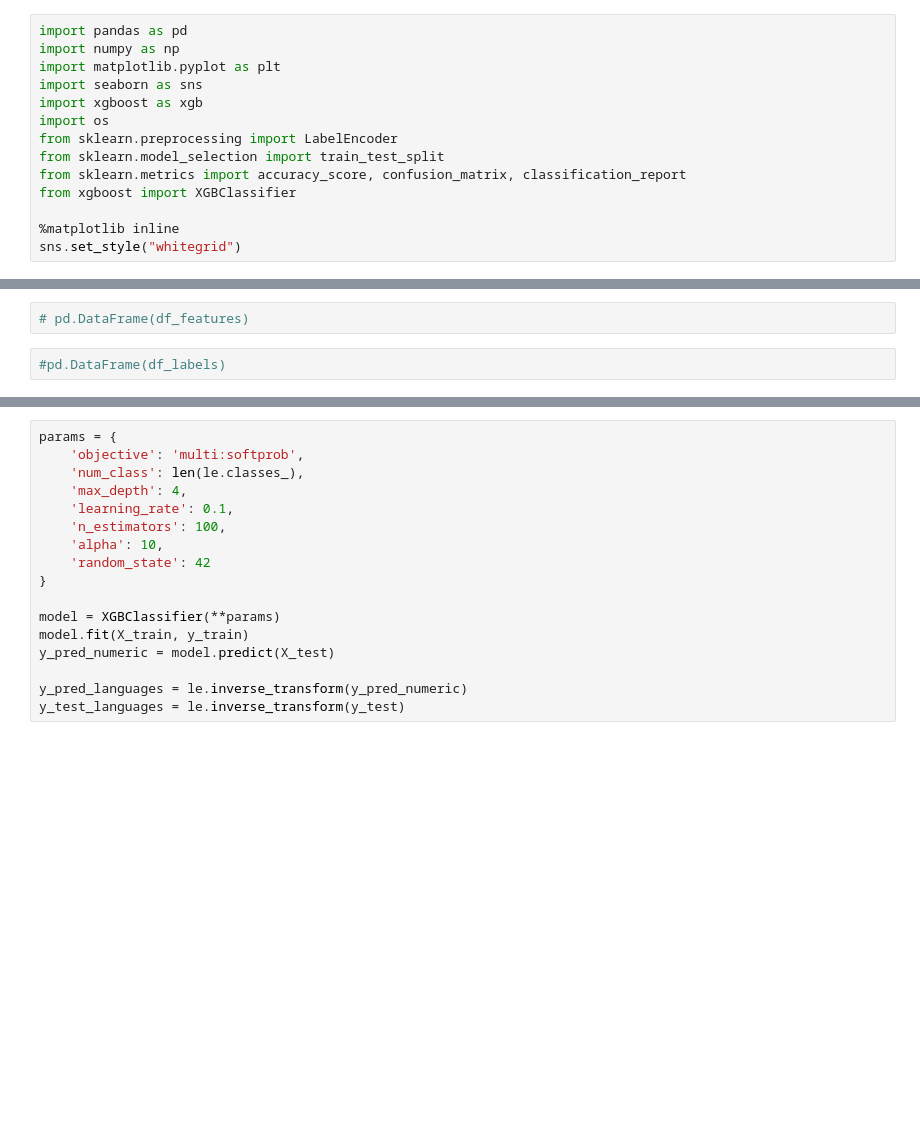
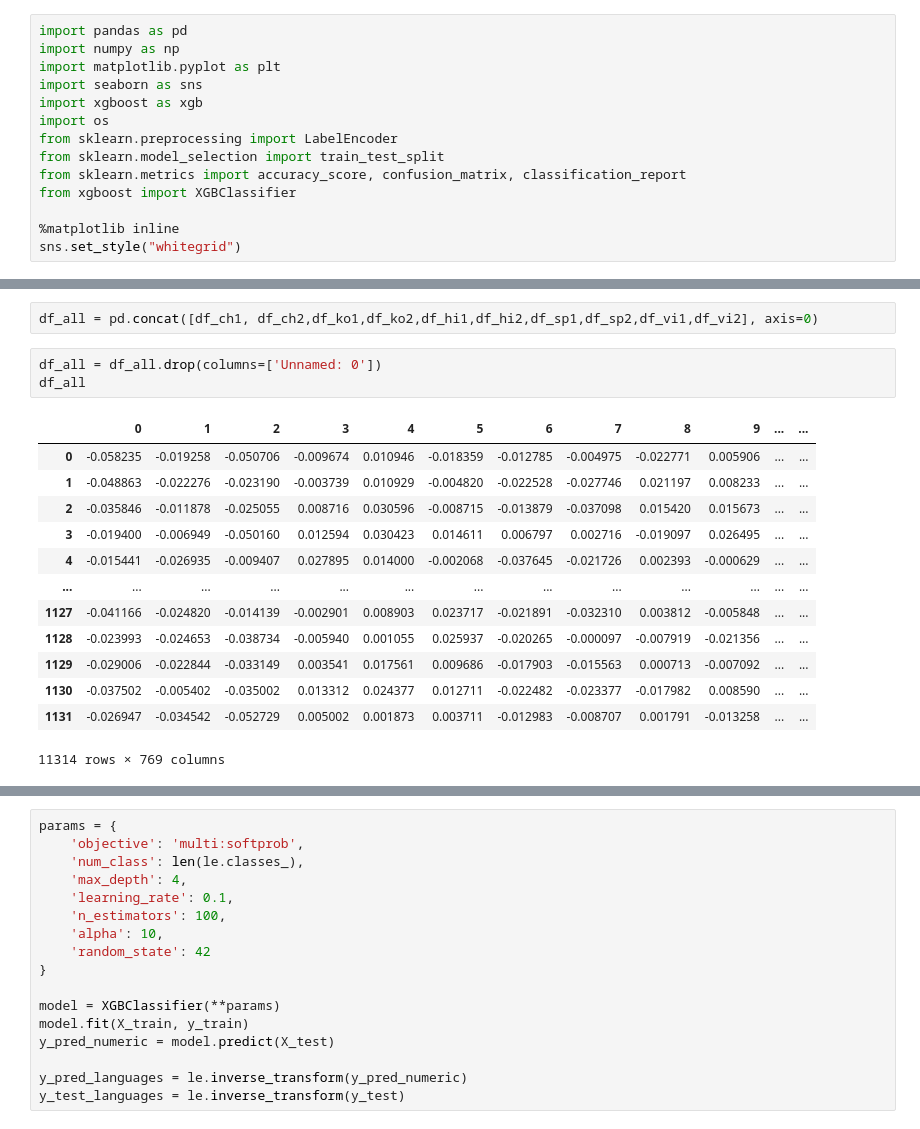
Before and after one commit to FluorescentCrab/cs201_ai_project, a Jupyter notebook: xgboost.ipynb, the cells around one changed output, grey strips where cells are left out. Cells and saved outputs as stored; diff of their text form; blank space fills up the shorter version.

```diff
--- a/xgboost.ipynb
+++ b/xgboost.ipynb
@@ -18,4 +30,19 @@ np_labels = np.load("embeddings/labels.npy")
-# %%
-# pd.DataFrame(df_features)
 # %%
-#pd.DataFrame(df_labels)
+df_all = pd.concat([df_ch1, df_ch2,df_ko1,df_ko2,df_hi1,df_hi2,df_sp1,df_sp2,df_vi1,df_vi2], axis=0)
+# %%
+df_all = df_all.drop(columns=['Unnamed: 0'])
+df_all
+# %% [output]
+|  | 0 | 1 | 2 | 3 | 4 | 5 | 6 | 7 | 8 | 9 | ... | ... |
+| 0 | -0.058235 | -0.019258 | -0.050706 | -0.009674 | 0.010946 | -0.018359 | -0.012785 | -0.004975 | -0.022771 | 0.005906 | ... | ... |
+| 1 | -0.048863 | -0.022276 | -0.023190 | -0.003739 | 0.010929 | -0.004820 | -0.022528 | -0.027746 | 0.021197 | 0.008233 | ... | ... |
+| 2 | -0.035846 | -0.011878 | -0.025055 | 0.008716 | 0.030596 | -0.008715 | -0.013879 | -0.037098 | 0.015420 | 0.015673 | ... | ... |
+| 3 | -0.019400 | -0.006949 | -0.050160 | 0.012594 | 0.030423 | 0.014611 | 0.006797 | 0.002716 | -0.019097 | 0.026495 | ... | ... |
+| 4 | -0.015441 | -0.026935 | -0.009407 | 0.027895 | 0.014000 | -0.002068 | -0.037645 | -0.021726 | 0.002393 | -0.000629 | ... | ... |
+| ... | ... | ... | ... | ... | ... | ... | ... | ... | ... | ... | ... | ... |
+| 1127 | -0.041166 | -0.024820 | -0.014139 | -0.002901 | 0.008903 | 0.023717 | -0.021891 | -0.032310 | 0.003812 | -0.005848 | ... | ... |
+| 1128 | -0.023993 | -0.024653 | -0.038734 | -0.005940 | 0.001055 | 0.025937 | -0.020265 | -0.000097 | -0.007919 | -0.021356 | ... | ... |
+| 1129 | -0.029006 | -0.022844 | -0.033149 | 0.003541 | 0.017561 | 0.009686 | -0.017903 | -0.015563 | 0.000713 | -0.007092 | ... | ... |
+| 1130 | -0.037502 | -0.005402 | -0.035002 | 0.013312 | 0.024377 | 0.012711 | -0.022482 | -0.023377 | -0.017982 | 0.008590 | ... | ... |
+| 1131 | -0.026947 | -0.034542 | -0.052729 | 0.005002 | 0.001873 | 0.003711 | -0.012983 | -0.008707 | 0.001791 | -0.013258 | ... | ... |
+11314 rows × 769 columns
```
Also changed, not shown: parts of 7 cells of this notebook, 15 other files.
